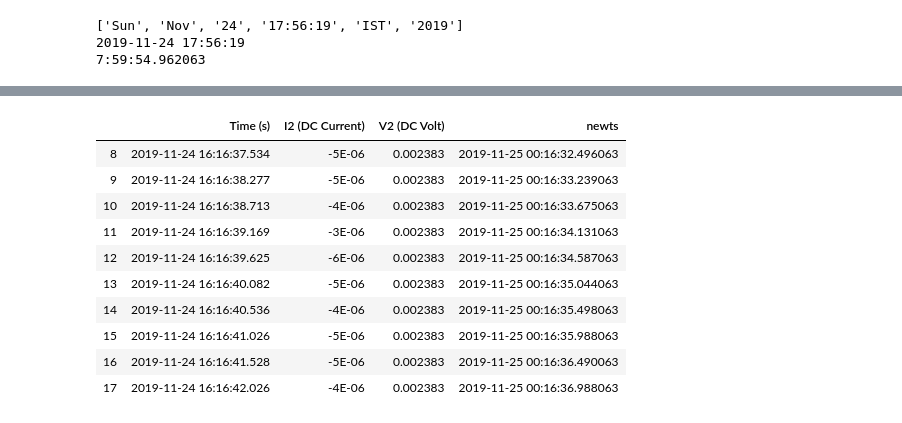
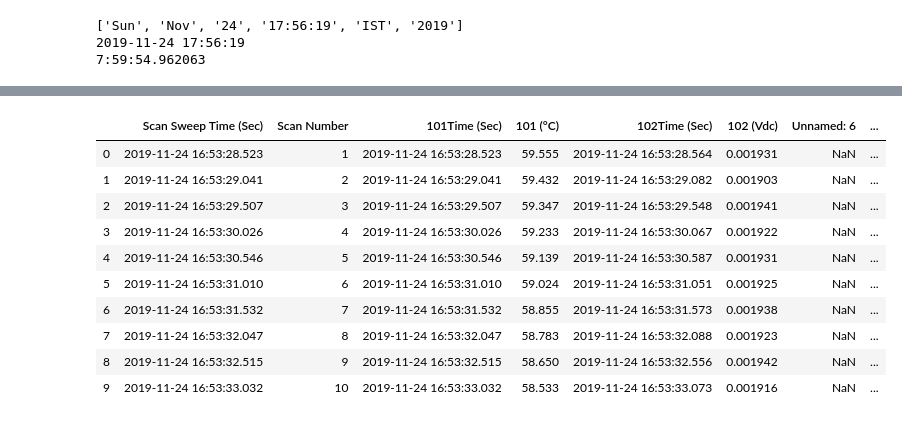
Before and after one commit to gosha1128/gemini_tamu_2019, a Jupyter notebook: tamu/george_data_proc.ipynb, the cells around one changed output, grey strips where cells are left out. Saved outputs shown, nothing was run; the diff lists cells and outputs as text; code cells hidden in the pictures.

```diff
--- a/tamu/george_data_proc.ipynb
+++ b/tamu/george_data_proc.ipynb
@@ -15,9 +15,9 @@ troxel_log_dir = "/Users/gwilliams/Projects/Gemini_Tamu/raw_data/troxel/GSI_Test
 # choose experiment dirs
 
 # RUN!
-#gsi_exp_dir = os.path.join( gsi_log_dir, "RUN1_ARGON_LET6.7_" )
-#troxel_exp_dir = os.path.join( troxel_log_dir, "Run_1")
-#fname = "Run 1"
+gsi_exp_dir = os.path.join( gsi_log_dir, "RUN1_ARGON_LET6.7_" )
+troxel_exp_dir = os.path.join( troxel_log_dir, "Run_1")
+fname = "Run 1"
 
 # RUN2
 #gsi_exp_dir = os.path.join( gsi_log_dir, "RUN2_LET6.7" )
@@ -28,9 +28,14 @@ troxel_log_dir = "/Users/gwilliams/Projects/Gemini_Tamu/raw_data/troxel/GSI_Test
 #troxel_exp_dir = os.path.join( troxel_log_dir, "Run_3")
 
 # RUN18
-gsi_exp_dir = os.path.join( gsi_log_dir, "RUN18_LET60" )
-troxel_exp_dir = os.path.join( troxel_log_dir, "Run_18")
-fname = "Run 18"
+#gsi_exp_dir = os.path.join( gsi_log_dir, "RUN18_LET60" )
+#troxel_exp_dir = os.path.join( troxel_log_dir, "Run_18")
+#fname = "Run 18"
+
+# RUN20
+gsi_exp_dir = os.path.join( gsi_log_dir, "RUN19_FUNCTIONALCHECK" )
+troxel_exp_dir = os.path.join( troxel_log_dir, "Run_19")
+fname = "Run 19"
 # %%
 # locate search logging file
 files = [f for f in listdir(gsi_exp_dir) if isfile(join(gsi_exp_dir, f))]
@@ -183,9 +227,7 @@ print(diff_time)
 # %%
 # adjust all logs relative to GSI time...
 
-# get the troxel data as list
-
-#troxel_data["Time (s)","test"]
+# adjust the board voltage and current time
 print(troxel_data.columns)
 orig_date_col = troxel_data["Time (s)"]
 print(type(orig_date_col))
@@ -201,6 +243,42 @@ for i in range(shape[0]):
 #print(ts)
 troxel_data["newts"] = ts
 troxel_data.head(10)
+
+# adjust the beam voltage time
+
+print(troxel_data2.columns)
+orig_date_col = troxel_data2["102Time (Sec)"]
+print(type(orig_date_col))
+shape = orig_date_col.shape
+print(shape[0])
+ts = []
+dt_list = list( orig_date_col )
+#dt_list[0]
+for i in range(shape[0]):
+    dtobj = datetime.datetime.strptime( dt_list[i], '%Y-%m-%d %H:%M:%S.%f')
+    dtobj = dtobj + diff_time
+    ts.append(dtobj)
+#print(ts)
+troxel_data2["boardvoltage_newts"] = ts
+troxel_data2.head(10)
+
+# adjust the temperature time
+
+print(troxel_data2.columns)
+orig_date_col = troxel_data2["101Time (Sec)"]
+print(type(orig_date_col))
+shape = orig_date_col.shape
+print(shape[0])
+ts = []
+dt_list = list( orig_date_col )
+#dt_list[0]
+for i in range(shape[0]):
+    dtobj = datetime.datetime.strptime( dt_list[i], '%Y-%m-%d %H:%M:%S.%f')
+    dtobj = dtobj + diff_time
+    ts.append(dtobj)
+#print(ts)
+troxel_data2["temp_newts"] = ts
+troxel_data2.head(10)
 # %% [output]
 Index(['Time (s)', 'I2 (DC Current)', 'V2 (DC Volt)'], dtype='object')
 <class 'pandas.core.series.Series'>
@@ -208,14 +300,14 @@ Index(['Time (s)', 'I2 (DC Current)', 'V2 (DC Volt)'], dtype='object')
-|  | Time (s) | I2 (DC Current) | V2 (DC Volt) | newts |
-| 8 | 2019-11-24 16:16:37.534 | -5E-06 | 0.002383 | 2019-11-25 00:16:32.496063 |
-| 9 | 2019-11-24 16:16:38.277 | -5E-06 | 0.002383 | 2019-11-25 00:16:33.239063 |
-| 10 | 2019-11-24 16:16:38.713 | -4E-06 | 0.002383 | 2019-11-25 00:16:33.675063 |
-| 11 | 2019-11-24 16:16:39.169 | -3E-06 | 0.002383 | 2019-11-25 00:16:34.131063 |
-| 12 | 2019-11-24 16:16:39.625 | -6E-06 | 0.002383 | 2019-11-25 00:16:34.587063 |
-| 13 | 2019-11-24 16:16:40.082 | -5E-06 | 0.002383 | 2019-11-25 00:16:35.044063 |
-| 14 | 2019-11-24 16:16:40.536 | -4E-06 | 0.002383 | 2019-11-25 00:16:35.498063 |
-| 15 | 2019-11-24 16:16:41.026 | -5E-06 | 0.002383 | 2019-11-25 00:16:35.988063 |
-| 16 | 2019-11-24 16:16:41.528 | -5E-06 | 0.002383 | 2019-11-25 00:16:36.490063 |
-| 17 | 2019-11-24 16:16:42.026 | -4E-06 | 0.002383 | 2019-11-25 00:16:36.988063 |
+|  | Scan Sweep Time (Sec) | Scan Number | 101Time (Sec) | 101 (°C) | 102Time (Sec) | 102 (Vdc) | Unnamed: 6 | ... |
+| 0 | 2019-11-24 16:53:28.523 | 1 | 2019-11-24 16:53:28.523 | 59.555 | 2019-11-24 16:53:28.564 | 0.001931 | NaN | ... |
+| 1 | 2019-11-24 16:53:29.041 | 2 | 2019-11-24 16:53:29.041 | 59.432 | 2019-11-24 16:53:29.082 | 0.001903 | NaN | ... |
+| 2 | 2019-11-24 16:53:29.507 | 3 | 2019-11-24 16:53:29.507 | 59.347 | 2019-11-24 16:53:29.548 | 0.001941 | NaN | ... |
+| 3 | 2019-11-24 16:53:30.026 | 4 | 2019-11-24 16:53:30.026 | 59.233 | 2019-11-24 16:53:30.067 | 0.001922 | NaN | ... |
+| 4 | 2019-11-24 16:53:30.546 | 5 | 2019-11-24 16:53:30.546 | 59.139 | 2019-11-24 16:53:30.587 | 0.001931 | NaN | ... |
+| 5 | 2019-11-24 16:53:31.010 | 6 | 2019-11-24 16:53:31.010 | 59.024 | 2019-11-24 16:53:31.051 | 0.001925 | NaN | ... |
+| 6 | 2019-11-24 16:53:31.532 | 7 | 2019-11-24 16:53:31.532 | 58.855 | 2019-11-24 16:53:31.573 | 0.001938 | NaN | ... |
+| 7 | 2019-11-24 16:53:32.047 | 8 | 2019-11-24 16:53:32.047 | 58.783 | 2019-11-24 16:53:32.088 | 0.001923 | NaN | ... |
+| 8 | 2019-11-24 16:53:32.515 | 9 | 2019-11-24 16:53:32.515 | 58.650 | 2019-11-24 16:53:32.556 | 0.001942 | NaN | ... |
+| 9 | 2019-11-24 16:53:33.032 | 10 | 2019-11-24 16:53:33.032 | 58.533 | 2019-11-24 16:53:33.073 | 0.001916 | NaN | ... |
 # %%
 # plot search logs
 #%matplotlib notebook
```
Also changed, not shown: parts of 8 cells of this notebook.
